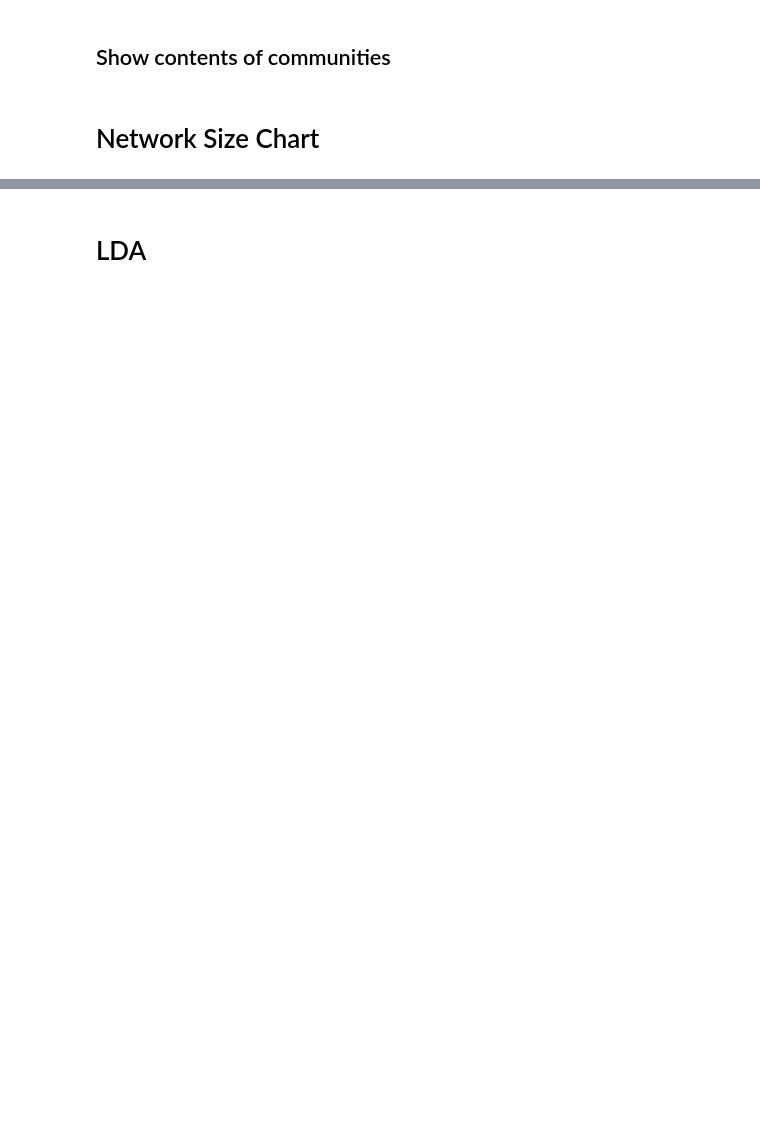
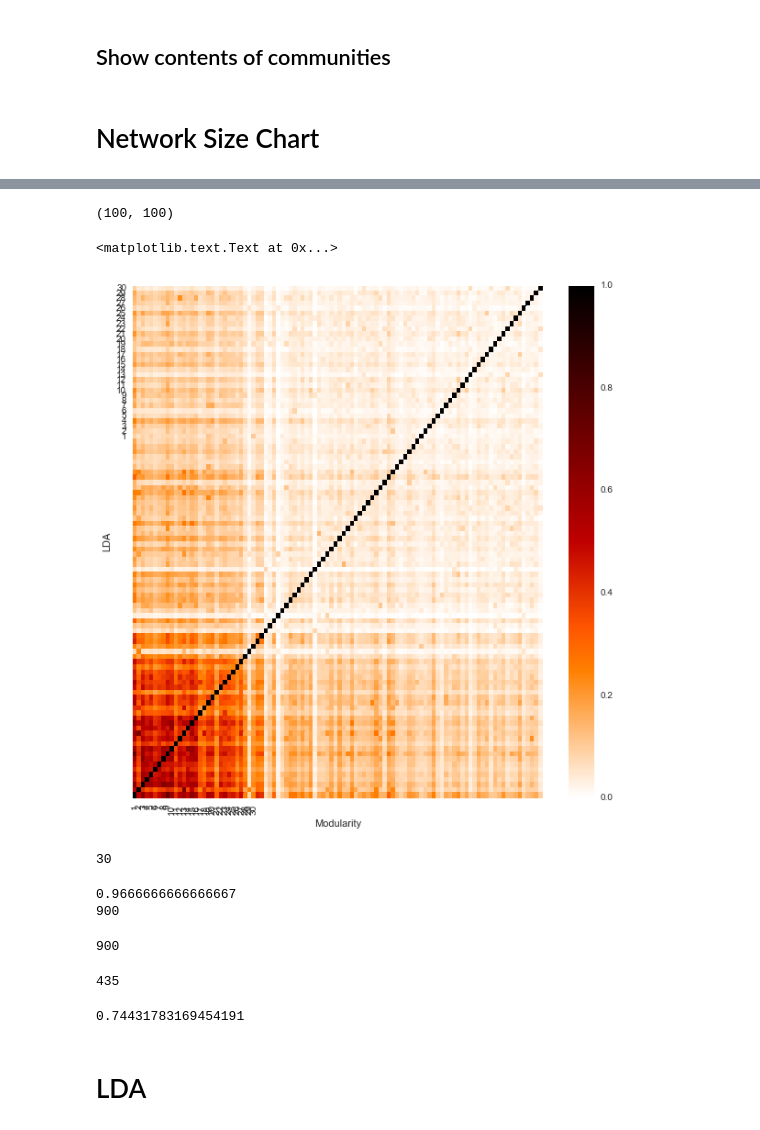
Before and after one commit to patorn/ucl_topic_structure_network_analysis, a Jupyter notebook: network.ipynb, the cells around one changed output, grey strips where cells are left out. Saved outputs shown, nothing was run; the diff lists cells and outputs as text; code cells hidden in the pictures; blank space fills up the shorter version.

```diff
--- a/network.ipynb
+++ b/network.ipynb
@@ -490,0 +557,64 @@ Entropy
+# %%
+sub_topics = {k: v for k, v in topics.items() if k <= 100}
+topic_centroids = cluster_centroids(sub_topics)
+matx_c = scipy.sparse.vstack((topic_centroids.values()))
+matx_c_c = cosine_similarity(matx_c)
+matx_c_c.shape
+# %% [output]
+(100, 100)
+# %%
+import seaborn as sns
+
+fig, ax = plt.subplots(figsize=(10, 10))
+sns_plt = sns.heatmap(matx_c_c, cmap=plt.cm.gist_heat_r)
+sns_plt.set(xticklabels=np.arange(1,31), yticklabels=(-np.sort(-np.arange(1,31))))
+sns_plt.invert_yaxis()
+plt.xlabel("Modularity")
+plt.ylabel("LDA")
+# %% [output]
+<matplotlib.text.Text at 0x...>
+[figure, added]
+# %%
+g_c = ig.Graph()
+for i in range(len(matx_c_c)):
+    g_c.add_vertices(str(i+1))
+
+print(g_c.vcount())
+# %% [output]
+30
+# %%
+for i, vs in enumerate(matx_c_c):
+    clear_output(wait=True)
+    print('{0}\r'.format(i/len(matx_c_c)))
+    source = str(int(i + 1))
+    edges = []
+    for j, vs in enumerate(matx_c_c):
+        target = str(int(j + 1))
+        edges.append((source, target))
+    g_c.add_edges(edges)
+
+print(g_c.ecount())
+# %% [output]
+0.9666666666666667
+900
+# %%
+from sklearn.metrics.pairwise import cosine_similarity
+
+count = 0
+for i, vs in enumerate(matx_c_c):
+    clear_output(wait=True)
+    for j, v in enumerate(vs):
+        g_c.es[count]["weight"] = v
+        count += 1
+    print('{0}\r'.format(count))
+# %% [output]
+900
+# %%
+g_c.simplify(multiple=True, loops=True, combine_edges="max")
+print(g_c.ecount())
+# %% [output]
+435
+# %%
+g_c.es[1]['weight']
+# %% [output]
+0.74431783169454191
```
Also changed, not shown: parts of 69 cells of this notebook.
